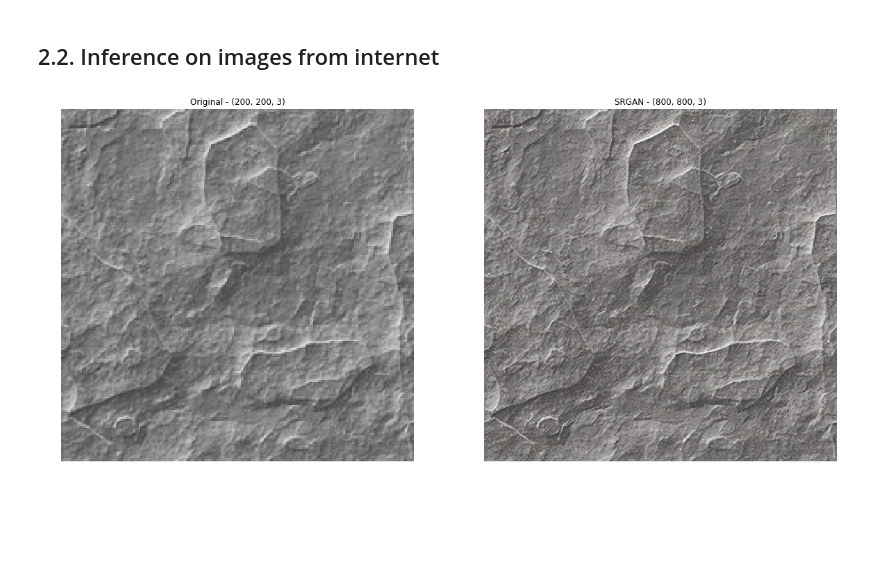
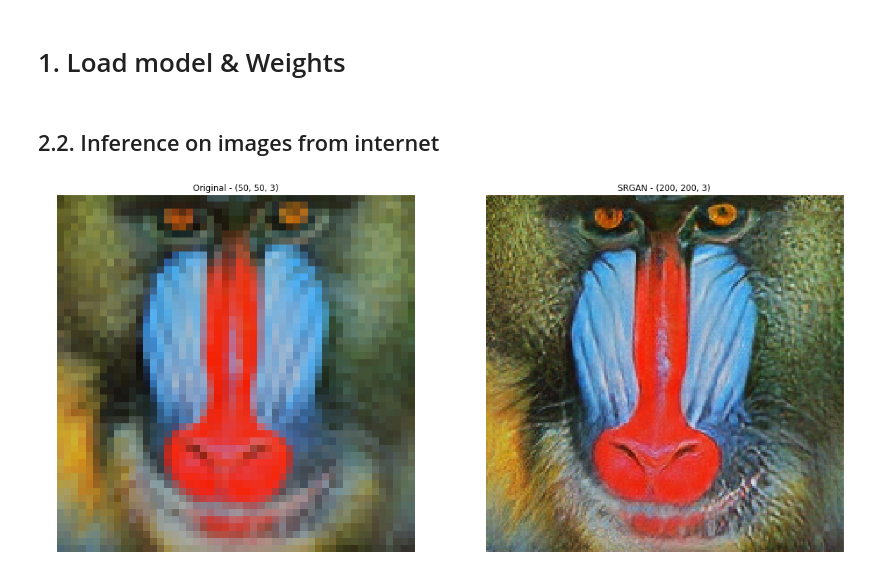
Before and after one commit to MathiasGruber/SRGAN-Keras, a Jupyter notebook: Example_Usage.ipynb, the cells around one changed output. Saved outputs shown, nothing was run; the diff lists cells and outputs as text; code cells hidden in the pictures; blank space fills up the shorter version.

Commit message:
Notebook now shows how to do inference only. Training with train.py

```diff
--- a/Example_Usage.ipynb
+++ b/Example_Usage.ipynb
@@ -218,33 +13,49 @@ plt.show()
+# %% [markdown]
+# 1. Load model & Weights
+# %%
+# Instantiate the model
+gan = SRGAN(upscaling_factor=4, training_mode=False)
+
+# Load weights - this assumes you've already trained the network!
+# Replace filename with the location of your trained weights
+gan.load_weights('./data/weights/SRGAN_imagenet_generator_4X.h5')
 # %% [markdown]
 ## 2.2. Inference on images from internet
 # %%
 # Load image
-img_lr = DataLoader.load_img("./images/castle.png").astype(np.uint8)
-img_lr = DataLoader.load_img("./images/pixelrose.jpg").astype(np.uint8)
-img_lr = DataLoader.load_img("./images/texture.png").astype(np.uint8)
+img_lr = DataLoader.load_img("./images/samples_HR/img_001_SRF_2_HR.png").astype(np.uint8)
+
+# Resize image (you can skip this if you are doing it on original image)
+img_lr = np.array(Image.fromarray(img_lr).resize((50,50), Image.BICUBIC))
 
 # Scale image
 img_lr = DataLoader.scale_lr_imgs(img_lr)
 
 # Predict high-resolution version (add batch dimension to image)
-img_sr = np.squeeze(gan.generator.predict(np.expand_dims(img_lr, 0), batch_size=1), axis=0)
+img_sr = np.squeeze(
+    gan.generator.predict(
+        np.expand_dims(img_lr, 0),
+        batch_size=1
+    ),
+    axis=0
+)
 
-# Unscale
+# Unscale colors
 img_sr = DataLoader.unscale_hr_imgs(img_sr).astype(np.uint8)
 img_lr = DataLoader.unscale_lr_imgs(img_lr).astype(np.uint8)
 
 # Images and titles
 images = {
     'Original': img_lr,
     'SRGAN': img_sr,
 }
 
 # Plot the images. Note: rescaling and using squeeze since we are getting batches of size 1
 fig, axes = plt.subplots(1, 2, figsize=(20, 10))
 for i, (title, img) in enumerate(images.items()):
     axes[i].imshow(img)
     axes[i].set_title("{} - {}".format(title, img.shape))
     axes[i].axis('off')
 plt.show()
 # %% [output]
-[figure, old version]
+[figure, new version]
```
Also changed, not shown: parts of 12 cells of this notebook.
